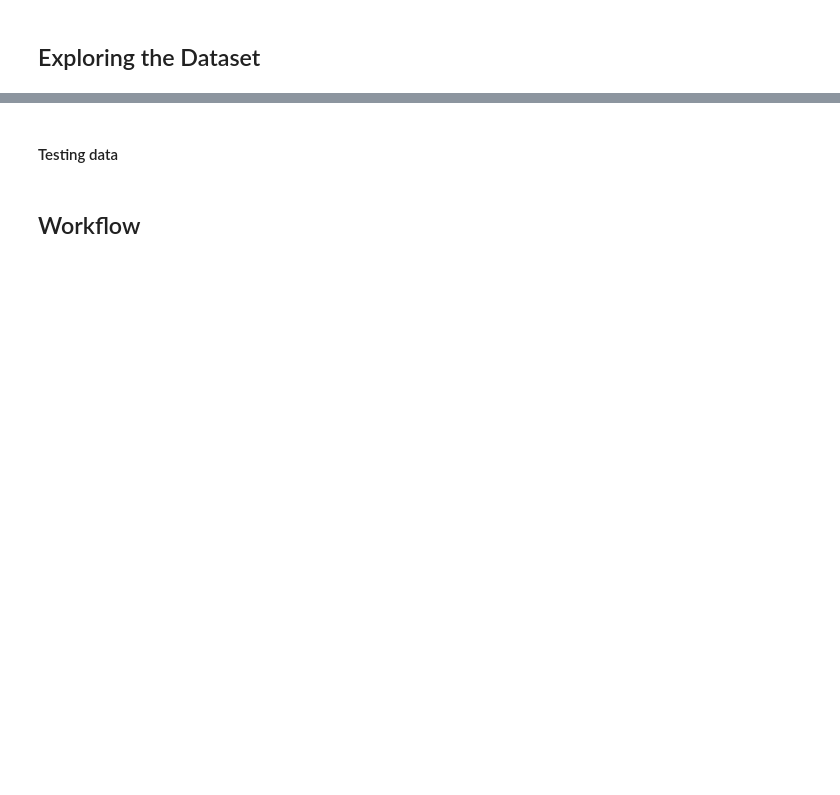
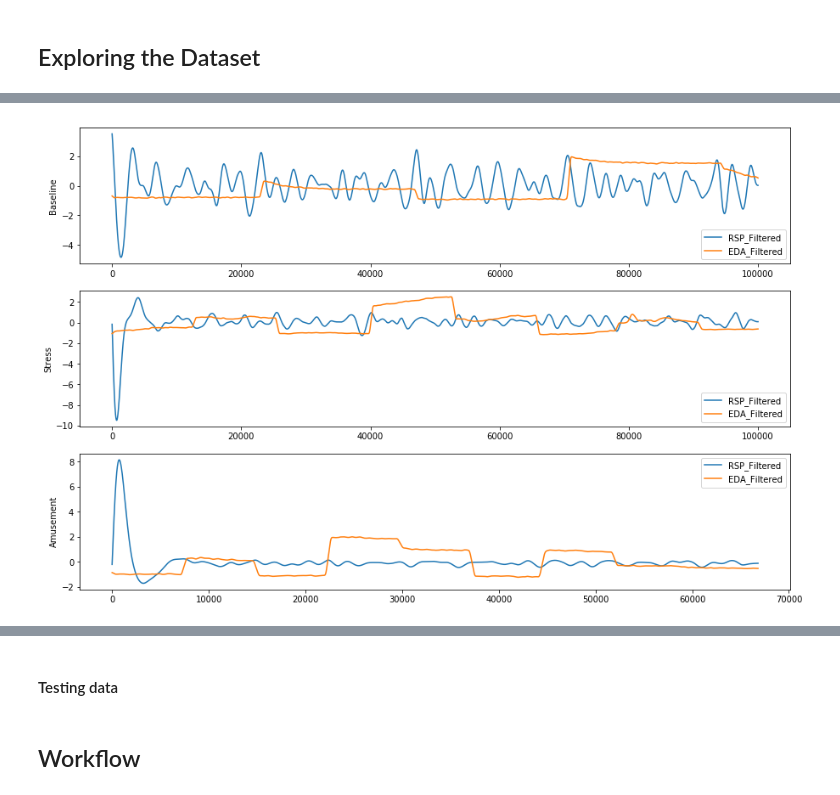
Before and after one commit to ielmansouri/Stress_Detection, a Jupyter notebook: Stress_Detection_Starting_Kit.ipynb, the cells around one changed output, grey strips where cells are left out. Saved outputs shown, nothing was run; the diff lists cells and outputs as text; code cells hidden in the pictures; blank space fills up the shorter version.

```diff
--- a/Stress_Detection_Starting_Kit.ipynb
+++ b/Stress_Detection_Starting_Kit.ipynb
@@ -208,0 +221,42 @@ del res_bio
+# %%
+sample = 100000
+
+l = ["ECG", "Chest_EDA", "EMG", "RESP", "TEMP"]
+temp = {}
+for i in range(len(l)):
+    temp[l[i]] = data[l[i]].values.flatten()
+df = pd.DataFrame(temp)
+
+bio_b = nk.bio_process(
+    rsp=df["RESP"][baseline].head(sample),
+    eda=df["Chest_EDA"][baseline].head(sample),
+    #ecg=df["EMG"][baseline].head(sample),
+    sampling_rate=700,
+)
+bio_s = nk.bio_process(
+    rsp=df["RESP"][stress].head(sample),
+    eda=df["Chest_EDA"][stress].head(sample),
+    #ecg=df["EMG"][stress].head(sample),
+    sampling_rate=700,
+)
+bio_a = nk.bio_process(
+    rsp=df["RESP"][amusement].head(sample),
+    eda=df["Chest_EDA"][amusement].head(sample),
+    #ecg=df["EMG"][amusement].head(sample),
+    sampling_rate=700,
+)
+# %%
+def plot_neurokit(process_b, process_s, process_a, features):
+    fig, axes = plt.subplots(3, 1, figsize=(15,10))
+
+    nk.z_score(process_b["df"]).plot(y=features, ax=axes[0])
+    nk.z_score(process_s["df"]).plot(y=features, ax=axes[1])
+    nk.z_score(process_a["df"]).plot(y=features, ax=axes[2])
+
+    axes[0].set_ylabel('Baseline')
+    axes[1].set_ylabel('Stress')
+    axes[2].set_ylabel('Amusement')
+# %%
+plot_neurokit(bio_b, bio_s, bio_a, features=["RSP_Filtered", "EDA_Filtered"])
+# %% [output]
+[figure, added]
```
Also changed, not shown: parts of 56 cells of this notebook.
